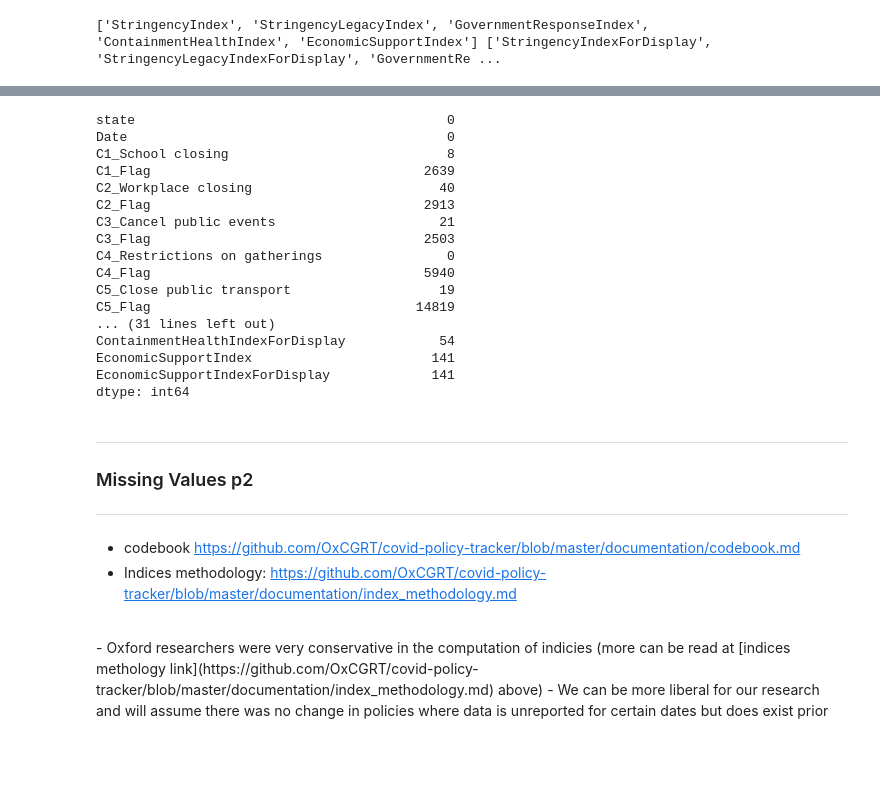
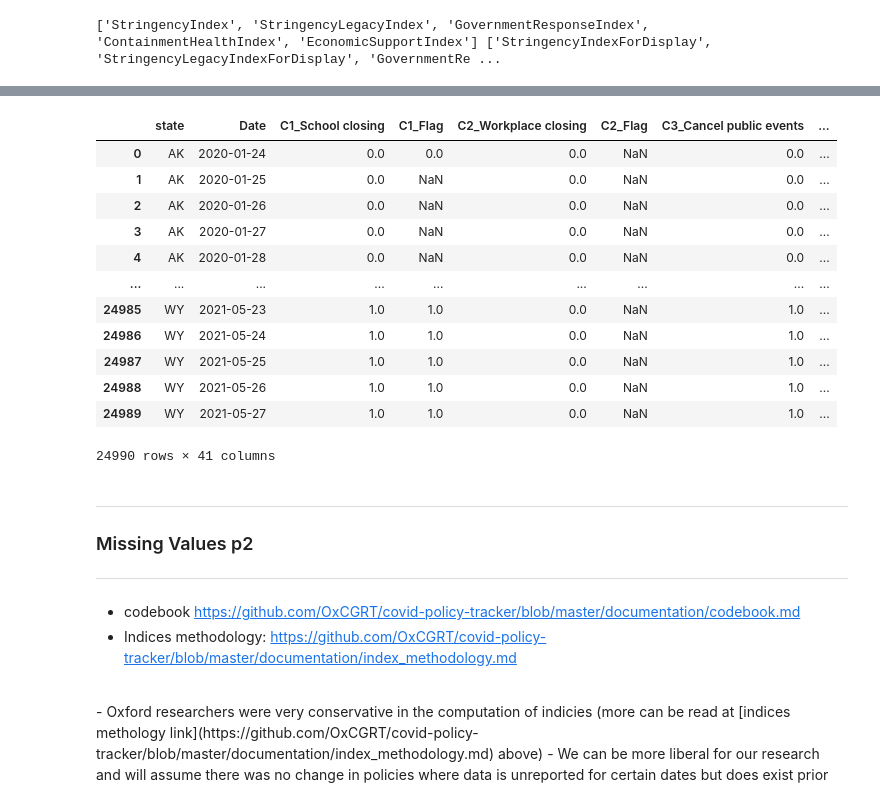
Before and after one commit to justinehly/covid_capstone, a Jupyter notebook: Python/Capstone A - COVID-19.ipynb, the cells around one changed output, grey strips where cells are left out. Drawn from its saved outputs; the diff is of its cells as text; code cells hidden in the pictures; blank space fills up the shorter version.

Commit message:
python update
stopped in middle of indicator imputing

```diff
--- a/Python/Capstone A - COVID-19.ipynb
+++ b/Python/Capstone A - COVID-19.ipynb
@@ -132,10 +132,3 @@ covid = covid.drop(columns = idx_to_drop)
 print(idx_to_drop, display)
 # %% [output]
 ['StringencyIndex', 'StringencyLegacyIndex', 'GovernmentResponseIndex', 'ContainmentHealthIndex', 'EconomicSupportIndex'] ['StringencyIndexForDisplay', 'StringencyLegacyIndexForDisplay', 'GovernmentRe ...
-# %%
-# impute missing Flag values
-# 1. interpolate to fill in inner missing values
-def flag_impute(covid[flags]):
-    for
-
-# 2. fill leading missing values with 0
@@ -170,0 +159,22 @@ True
+# %%
+# impute missing Indicator values
+# Step 1: Impute missing beggning and ending values as 0, meaning there were no data so it will be assumed there was no policy or in the case of the exceptions, not money applied
+def step_1(covid_ind):
+    flags = flags
+    for x,c in enumerate(covid_ind): # cycle through the cols
+        for i in range(len(flags[c])):  # cycle through each row
+            if np.isnan(covid_ind.iloc[i+1,x]): # look to see if the next cell is not NaN, that will mean we found the beginning of the
+                if (i == 0): covid_ind.iloc[i,x] = 0  # first cell is NaN set to 0
+                elif (i != (len(covid_ind[c])-1)):
+                    # prior cell = 0 (0, NaN, next_cell = NaN)
+                    if (np.isnan(flags.iloc[i+1,x])): flags.iloc[i,x] = 0 # (0, NaN, NaN), set to 0
+                    elif (flags.iloc[i-1,x] == 0) & (flags.iloc[i+1, x] == 1): flags.iloc[i,x] = 0.5 # (0, NaN, 1), set to 0
+                    elif (flags.iloc[i-1,x] == 0) & (flags.iloc[i+1, x] == 0): flags.iloc[i,x] = 0 # (0, NaN, 0), set to 0
+
+# Step 2: Use 2-way Interpolation on the remaining values
+
+
+    return flags
+
+covid_ind = copy.deepcopy(covid[indicators])
+covid[indicators] = indicator_impute(covid_ind)
@@ -171,23 +195,19 @@ True
 # %%
-covid.isna().sum()
+covid
 # %% [output]
+|  | state | Date | C1_School closing | C1_Flag | C2_Workplace closing | C2_Flag | C3_Cancel public events | ... |
+| 0 | AK | 2020-01-24 | 0.0 | 0.0 | 0.0 | NaN | 0.0 | ... |
+| 1 | AK | 2020-01-25 | 0.0 | NaN | 0.0 | NaN | 0.0 | ... |
+| 2 | AK | 2020-01-26 | 0.0 | NaN | 0.0 | NaN | 0.0 | ... |
+| 3 | AK | 2020-01-27 | 0.0 | NaN | 0.0 | NaN | 0.0 | ... |
+| 4 | AK | 2020-01-28 | 0.0 | NaN | 0.0 | NaN | 0.0 | ... |
+| ... | ... | ... | ... | ... | ... | ... | ... | ... |
+| 24985 | WY | 2021-05-23 | 1.0 | 1.0 | 0.0 | NaN | 1.0 | ... |
+| 24986 | WY | 2021-05-24 | 1.0 | 1.0 | 0.0 | NaN | 1.0 | ... |
+| 24987 | WY | 2021-05-25 | 1.0 | 1.0 | 0.0 | NaN | 1.0 | ... |
+| 24988 | WY | 2021-05-26 | 1.0 | 1.0 | 0.0 | NaN | 1.0 | ... |
+| 24989 | WY | 2021-05-27 | 1.0 | 1.0 | 0.0 | NaN | 1.0 | ... |
-state                                        0
-Date                                         0
-C1_School closing                            8
-C1_Flag                                   2639
-C2_Workplace closing                        40
-C2_Flag                                   2913
-C3_Cancel public events                     21
-C3_Flag                                   2503
-C4_Restrictions on gatherings                0
-C4_Flag                                   5940
-C5_Close public transport                   19
-C5_Flag                                  14819
-... (31 lines left out)
-ContainmentHealthIndexForDisplay            54
-EconomicSupportIndex                       141
-EconomicSupportIndexForDisplay             141
-dtype: int64
+24990 rows × 41 columns
 # %% [markdown]
 ---
 ### Missing Values p2
```
Also changed, not shown: parts of 4 cells of this notebook, 2 other files.
